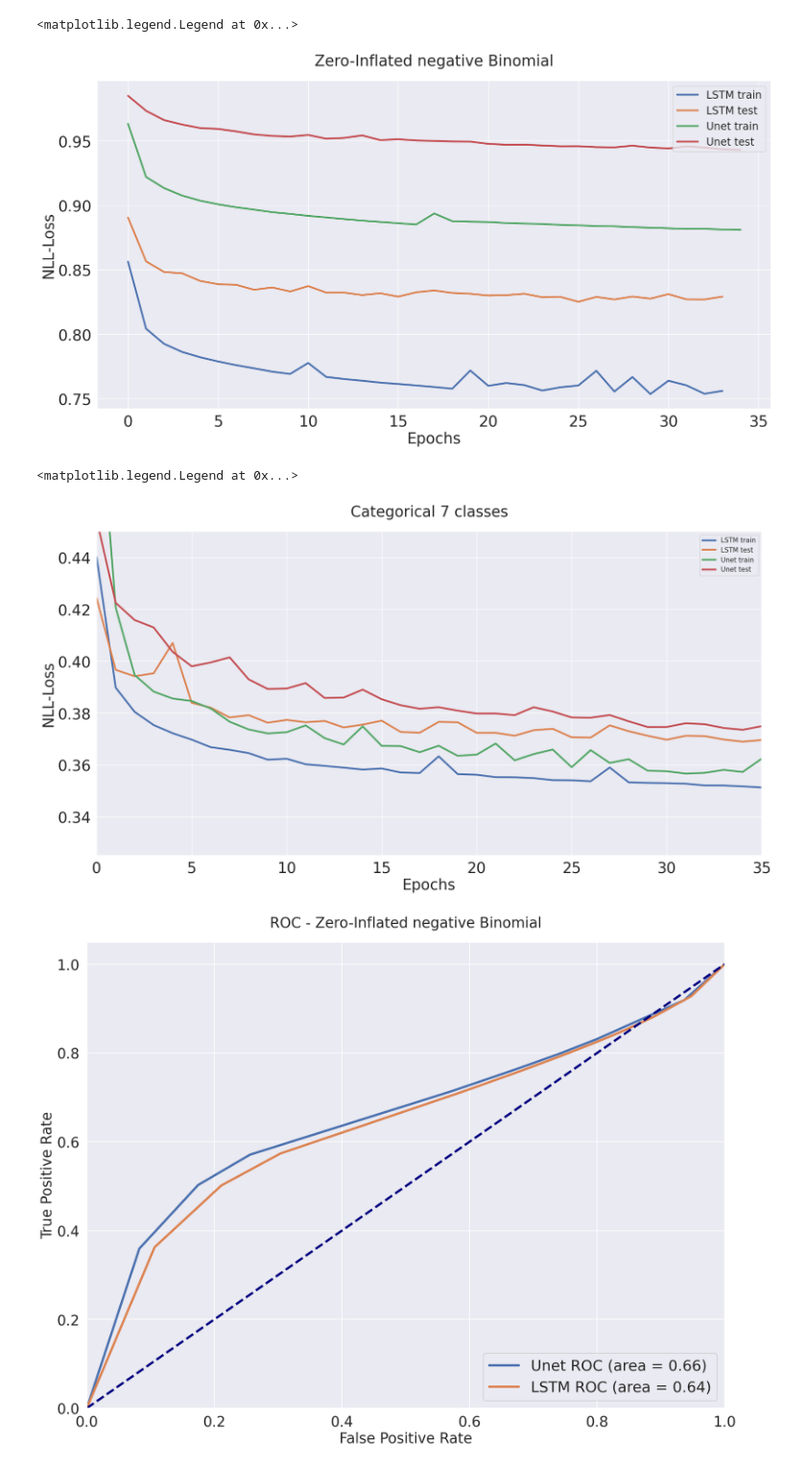
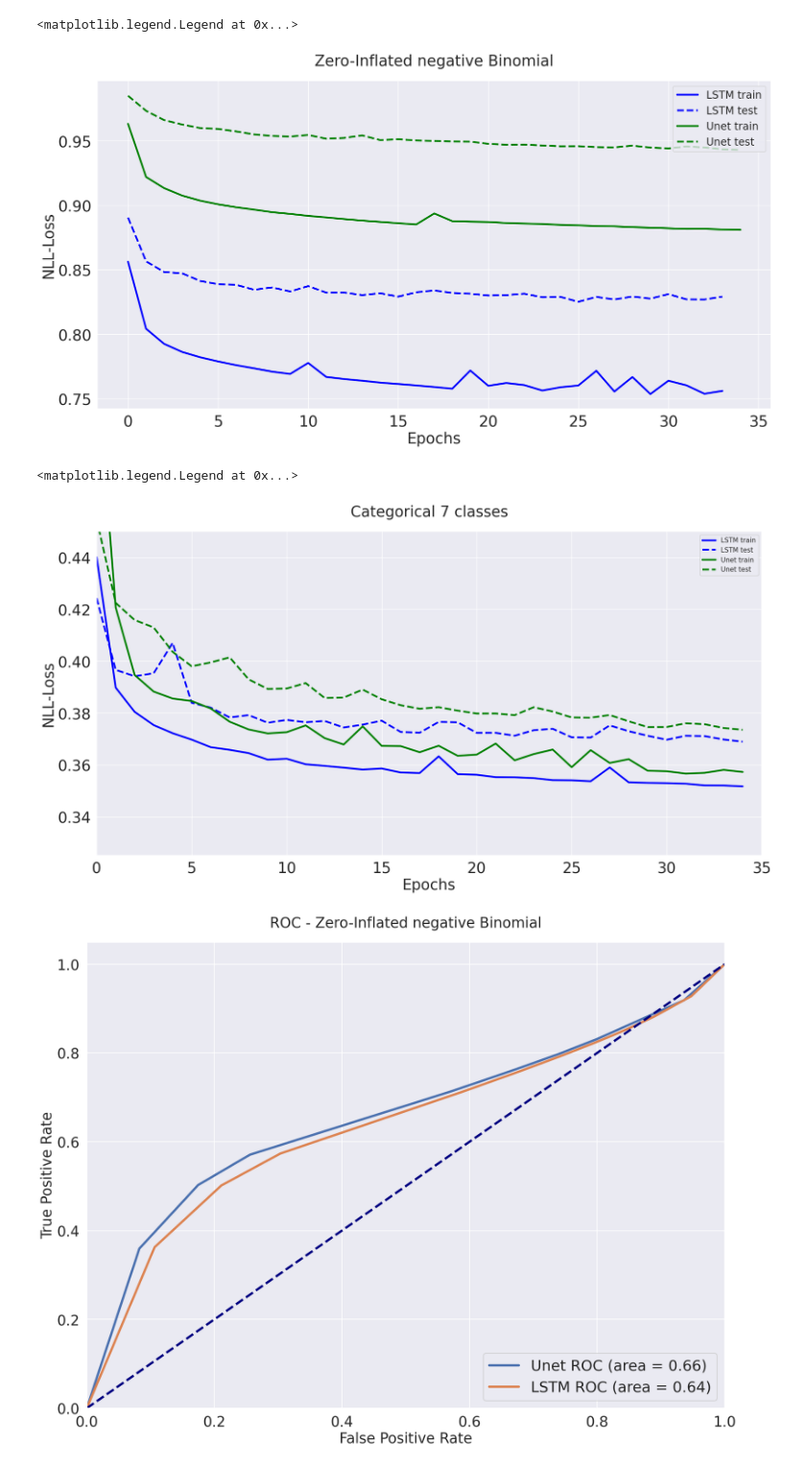
Before and after one commit to PaulSut/DeepRain2, a Jupyter notebook: DeepRain/Delete me.ipynb, the cells around one changed output. Shown at 96% size. Saved outputs shown, nothing was run; the diff lists cells and outputs as text; code cells hidden in the pictures.

```diff
--- a/DeepRain/Delete me.ipynb
+++ b/DeepRain/Delete me.ipynb
@@ -35,10 +35,10 @@ params = {'legend.fontsize': 'x-large',
           'axes.titlepad': 25}
 plt.rcParams.update(params)
 
-plt.plot(lstm['loss'][:35],label="LSTM train",lw=lw)
-plt.plot(lstm['val_loss'][:35],label="LSTM test",lw=lw)
-plt.plot(unet['loss'][:35],label="Unet train",lw=lw)
-plt.plot(unet['val_loss'][:35],label="Unet test",lw=lw)
+plt.plot(lstm['loss'][:35],label="LSTM train",lw=lw,color="blue")
+plt.plot(lstm['val_loss'][:35],label="LSTM test",lw=lw,linestyle="--",color="blue")
+plt.plot(unet['loss'][:35],label="Unet train",lw=lw,color="green")
+plt.plot(unet['val_loss'][:35],label="Unet test",lw=lw,linestyle="--",color="green")
 plt.title("Zero-Inflated negative Binomial")
 
 #plt.xlim([0, 35])
@@ -47,7 +47,7 @@ plt.xlabel('Epochs')
 plt.legend( loc='upper right')
 # %% [output]
 <matplotlib.legend.Legend at 0x...>
-[figure, old version]
+[figure, new version]
 # %%
 Model4 = "10min_categorical_6classes_logScaled"
 Model3 = "30min_LSTM_categorical_6classes_logScaled"
@@ -63,20 +63,30 @@ unet = json.load(open(hist_second))
 # %%
 plt.figure(figsize=(20, 10),dpi=100)
 
+size=25
+lw = 3
+params = {'legend.fontsize': 'x-large',
+          'figure.figsize': (20,8),
+          'axes.labelsize': size,
+          'axes.titlesize': size,
+          'xtick.labelsize': size,
+          'ytick.labelsize': size,
+          'axes.titlepad': 25}
+plt.rcParams.update(params)
 plt.rcParams.update(params)
 
-plt.plot(lstm['loss'][:],label="LSTM train",lw=lw)
-plt.plot(lstm['val_loss'][:],label="LSTM test",lw=lw)
-plt.plot(unet['loss'][:],label="Unet train",lw=lw)
-plt.plot(unet['val_loss'][:],label="Unet test",lw=lw)
+plt.plot(lstm['loss'][:35],label="LSTM train",lw=lw,color="blue")
+plt.plot(lstm['val_loss'][:35],label="LSTM test",lw=lw,linestyle="--",color="blue")
+plt.plot(unet['loss'][:35],label="Unet train",lw=lw,color="green")
+plt.plot(unet['val_loss'][:35],label="Unet test",lw=lw,linestyle="--",color="green")
 plt.title("Categorical 7 classes")
 sns.set(style="darkgrid")
 plt.ylim([0.325, 0.45])
 plt.xlim([0, 35])
 plt.ylabel('NLL-Loss')
 plt.xlabel('Epochs')
 plt.legend( loc='upper right')
 # %% [output]
 <matplotlib.legend.Legend at 0x...>
-[figure, old version]
+[figure, new version]
 # %%
```
Also changed, not shown: parts of 5 cells of this notebook, 2 other files.
